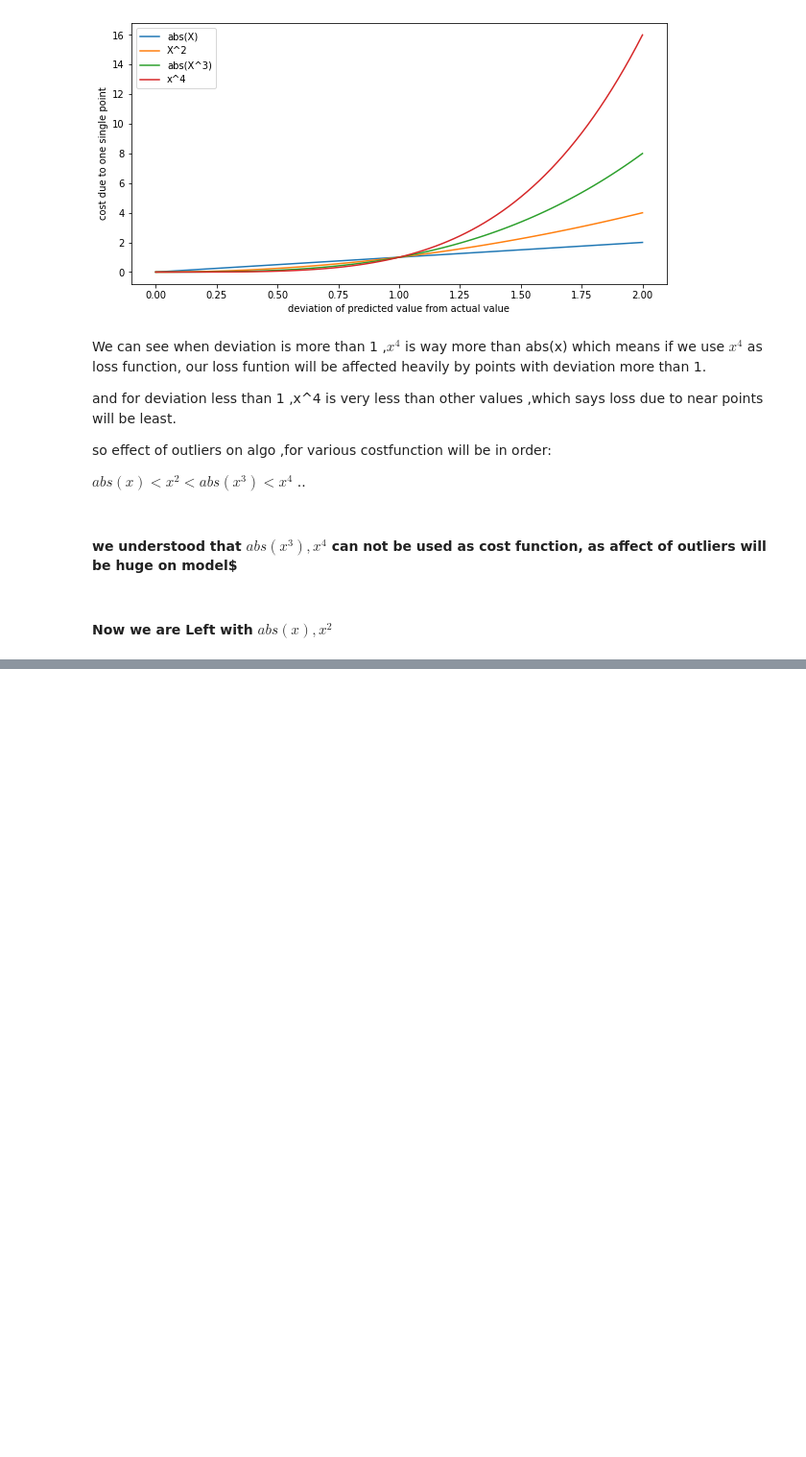
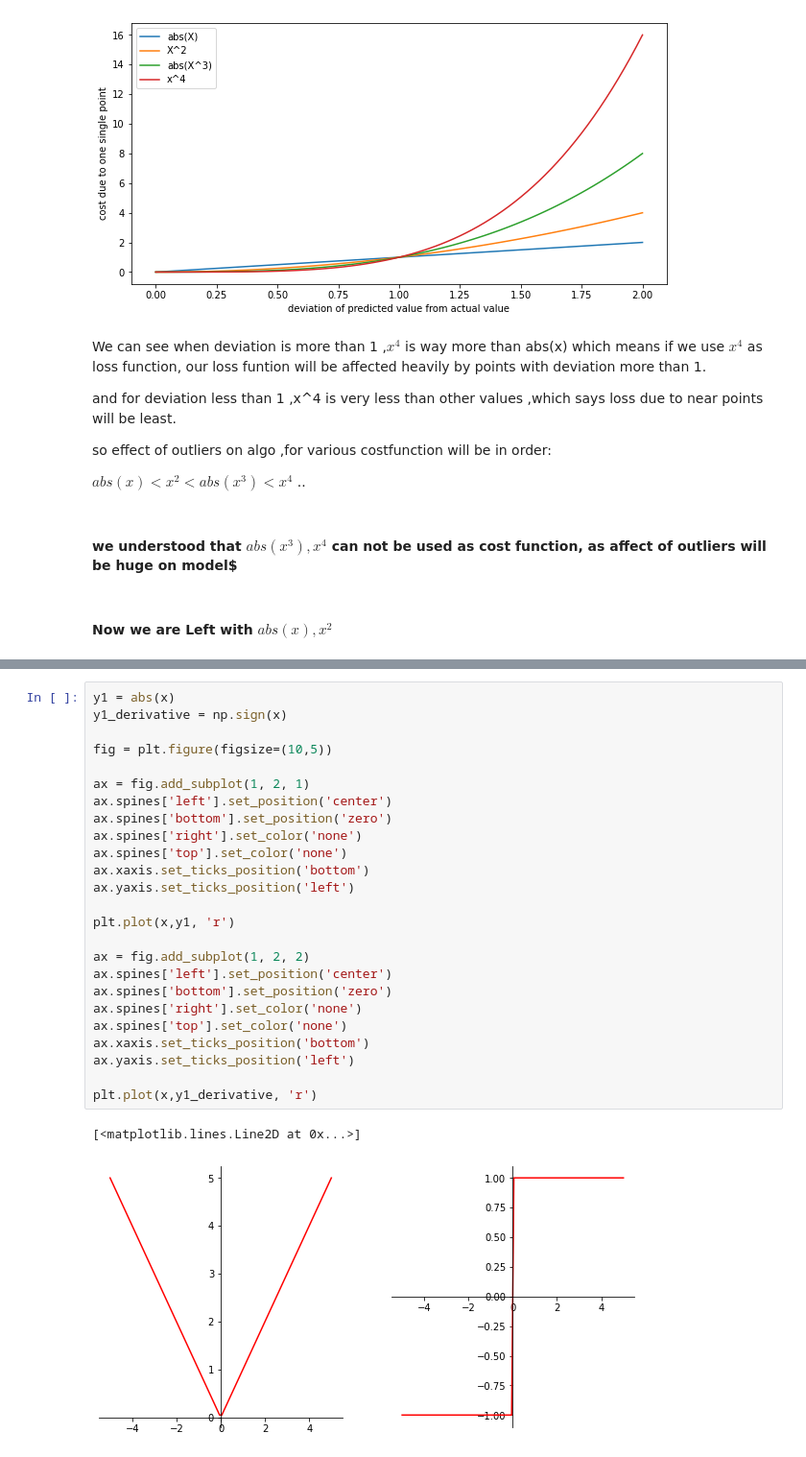
Before and after one commit to jitendrasinghiitg/ml_from_scratch, a Jupyter notebook: 01_Linear_Regression/01_03_why_mse_why_not_mae_in_linear_regression.ipynb, the cells around one changed output, grey strips where cells are left out. Shown at 96% size. Saved outputs shown, nothing was run; the diff lists cells and outputs as text; blank space fills up the shorter version.

```diff
--- a/01_Linear_Regression/01_03_why_mse_why_not_mae_in_linear_regression.ipynb
+++ b/01_Linear_Regression/01_03_why_mse_why_not_mae_in_linear_regression.ipynb
@@ -55,0 +91,28 @@ Note that if it is an "unconstrained" minimization, the minimizer of $f_k(x)$ is
+# %%
+y1 = abs(x)
+y1_derivative = np.sign(x)
+
+fig = plt.figure(figsize=(10,5))
+
+ax = fig.add_subplot(1, 2, 1)
+ax.spines['left'].set_position('center')
+ax.spines['bottom'].set_position('zero')
+ax.spines['right'].set_color('none')
+ax.spines['top'].set_color('none')
+ax.xaxis.set_ticks_position('bottom')
+ax.yaxis.set_ticks_position('left')
+
+plt.plot(x,y1, 'r')
+
+ax = fig.add_subplot(1, 2, 2)
+ax.spines['left'].set_position('center')
+ax.spines['bottom'].set_position('zero')
+ax.spines['right'].set_color('none')
+ax.spines['top'].set_color('none')
+ax.xaxis.set_ticks_position('bottom')
+ax.yaxis.set_ticks_position('left')
+
+plt.plot(x,y1_derivative, 'r')
+# %% [output]
+[<matplotlib.lines.Line2D at 0x...>]
+[figure, added]
```
Also changed, not shown: parts of 4 cells of this notebook, 1 other file.
